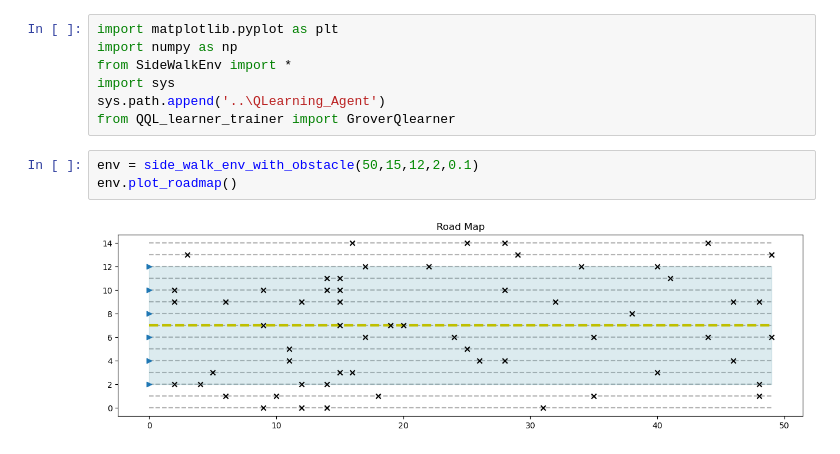
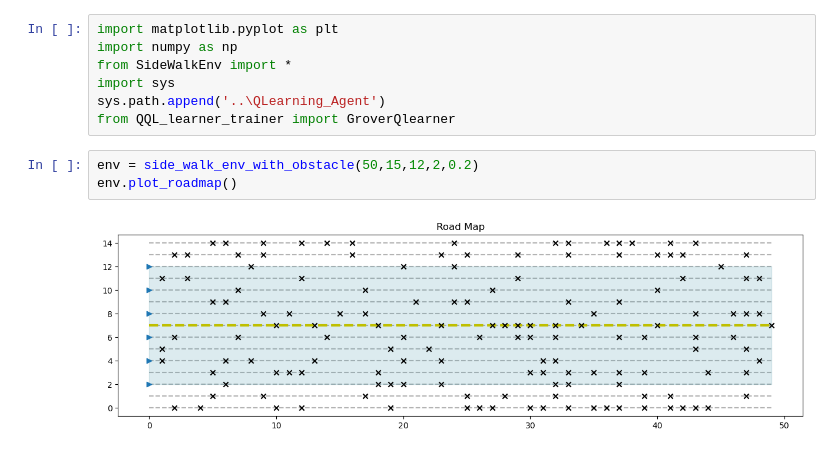
Before and after one commit to jiangzz-lab/GroverQLearning, a Jupyter notebook: sidewalk_env/QLearning_sidewalk.ipynb, the cells around one changed output. Cells and saved outputs as stored; diff of their text form.

```diff
--- a/sidewalk_env/QLearning_sidewalk.ipynb
+++ b/sidewalk_env/QLearning_sidewalk.ipynb
@@ -6,9 +6,9 @@ import sys
 sys.path.append('..\QLearning_Agent')
 from QQL_learner_trainer import GroverQlearner
 # %%
-env = side_walk_env_with_obstacle(50,15,12,2,0.1)
+env = side_walk_env_with_obstacle(50,15,12,2,0.2)
 env.plot_roadmap()
 # %% [output]
-[figure, old version]
+[figure, new version]
 # %%
 Elliot = GroverQlearner(env,env_type='local')
```
Also changed, not shown: parts of 4 cells of this notebook, 2 other files.
